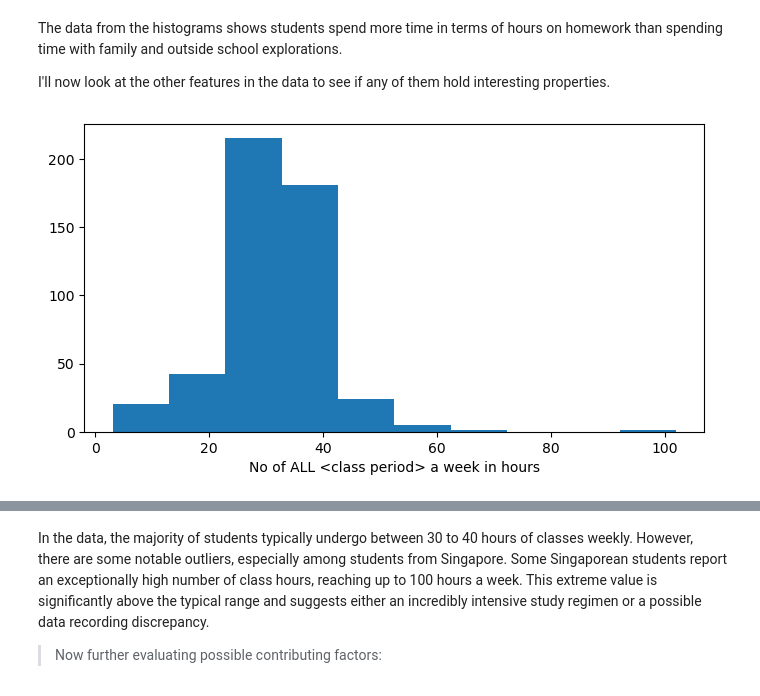
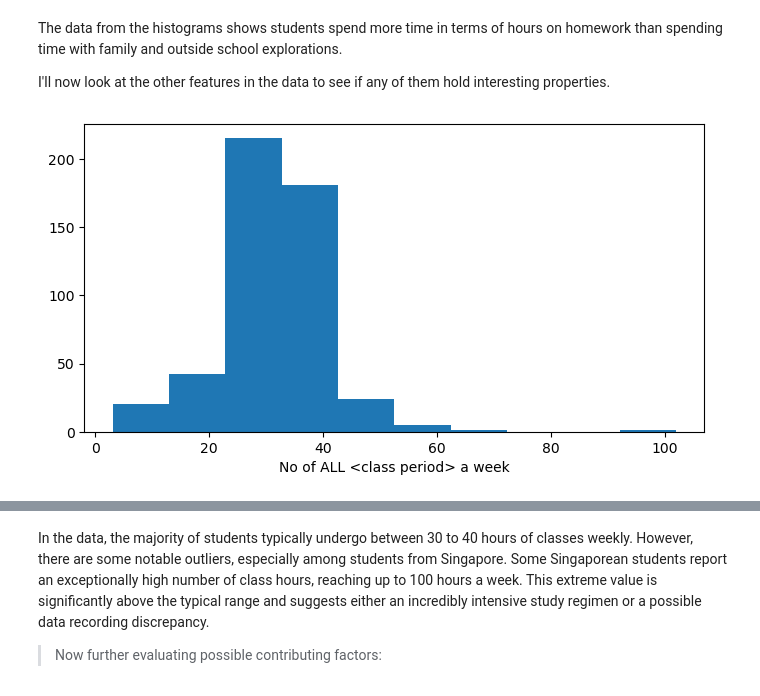
Before and after one commit to henanhasan/visualization_project, a Jupyter notebook: Part_I_exploration.ipynb, the cells around one changed output, grey strips where cells are left out. Saved outputs shown, nothing was run; the diff lists cells and outputs as text; code cells hidden in the pictures.

```diff
--- a/Part_I_exploration.ipynb
+++ b/Part_I_exploration.ipynb
@@ -347,18 +374,18 @@ I'll now look at the other features in the data to see if any of them hold inter
 # %%
 # let's start with the major dimensions of the diamonds, with x, y, and z.
 
 fig = plt.subplots(figsize = [8,4])
 
 variables = ['No of ALL <class period> a week']
 for i in range(len(variables)):
     var = variables[i]
     bins = np.arange(min(outliers_gone[var]), max(outliers_gone[var])+0.2, 0.2)
     plt.hist(data = outliers_gone, x = var)
-    plt.xlabel('{} in hours'.format(var))
+    plt.xlabel('{}'.format(var))
 
 plt.show()
 # %% [output]
-[figure, old version]
+[figure, new version]
 # %%
 outliers_gone[outliers_gone['No of ALL <class period> a week'] >= 100]
 # %% [output]
```
Also changed, not shown: parts of 9 cells of this notebook, 2 other files.
